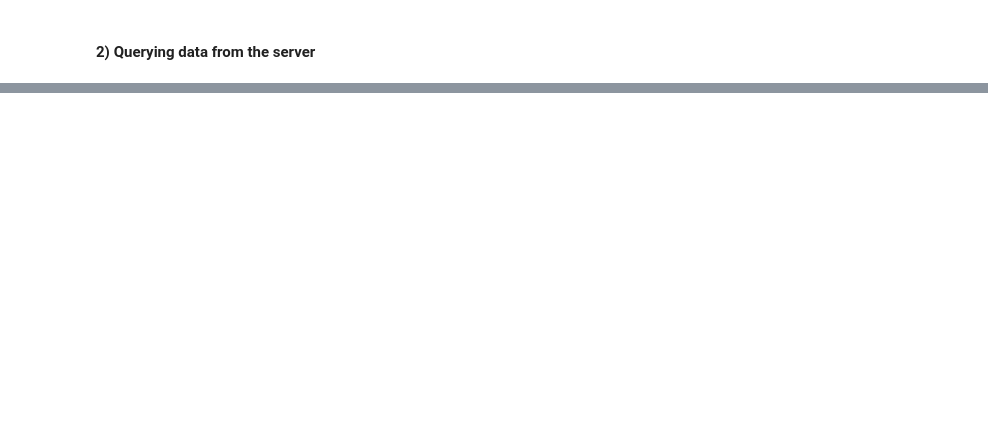
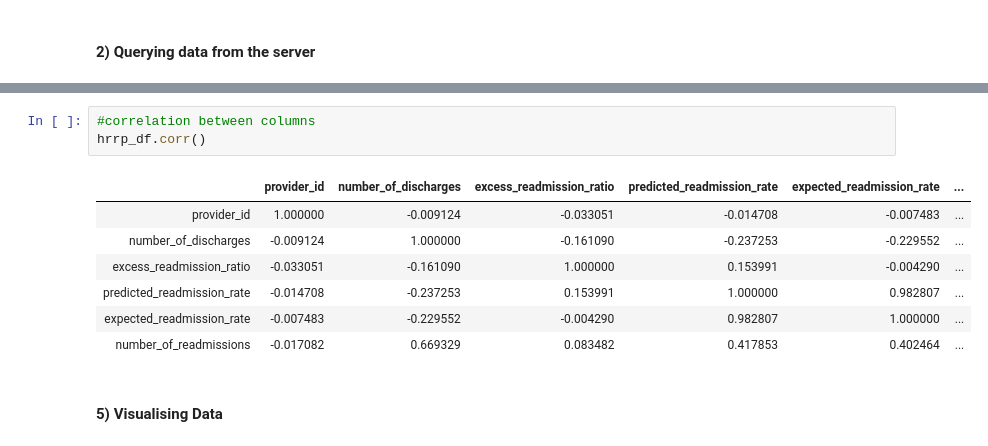
Before and after one commit to sobil-dalal/DAP_Project, a Jupyter notebook: Exploratory_Analysis_HRRP.ipynb, the cells around one changed output, grey strips where cells are left out. Drawn from its saved outputs; the diff is of its cells as text; blank space fills up the shorter version.

```diff
--- a/Exploratory_Analysis_HRRP.ipynb
+++ b/Exploratory_Analysis_HRRP.ipynb
@@ -37,0 +167,13 @@ ami_hrrp_df.corr()
+# %%
+#correlation between columns
+hrrp_df.corr()
+# %% [output]
+|  | provider_id | number_of_discharges | excess_readmission_ratio | predicted_readmission_rate | expected_readmission_rate | ... |
+| provider_id | 1.000000 | -0.009124 | -0.033051 | -0.014708 | -0.007483 | ... |
+| number_of_discharges | -0.009124 | 1.000000 | -0.161090 | -0.237253 | -0.229552 | ... |
+| excess_readmission_ratio | -0.033051 | -0.161090 | 1.000000 | 0.153991 | -0.004290 | ... |
+| predicted_readmission_rate | -0.014708 | -0.237253 | 0.153991 | 1.000000 | 0.982807 | ... |
+| expected_readmission_rate | -0.007483 | -0.229552 | -0.004290 | 0.982807 | 1.000000 | ... |
+| number_of_readmissions | -0.017082 | 0.669329 | 0.083482 | 0.417853 | 0.402464 | ... |
+# %% [markdown]
+#### 5) Visualising Data
```
Also changed, not shown: parts of 19 cells of this notebook.
